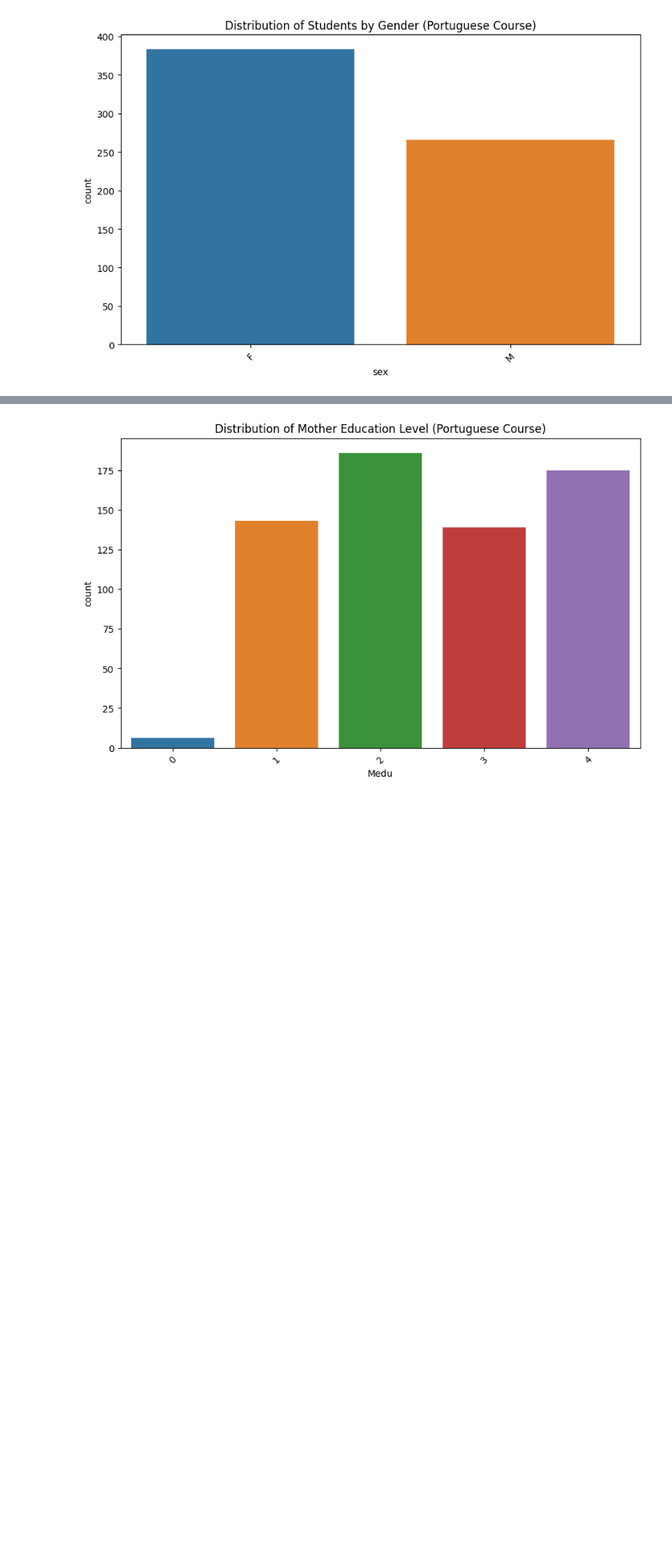
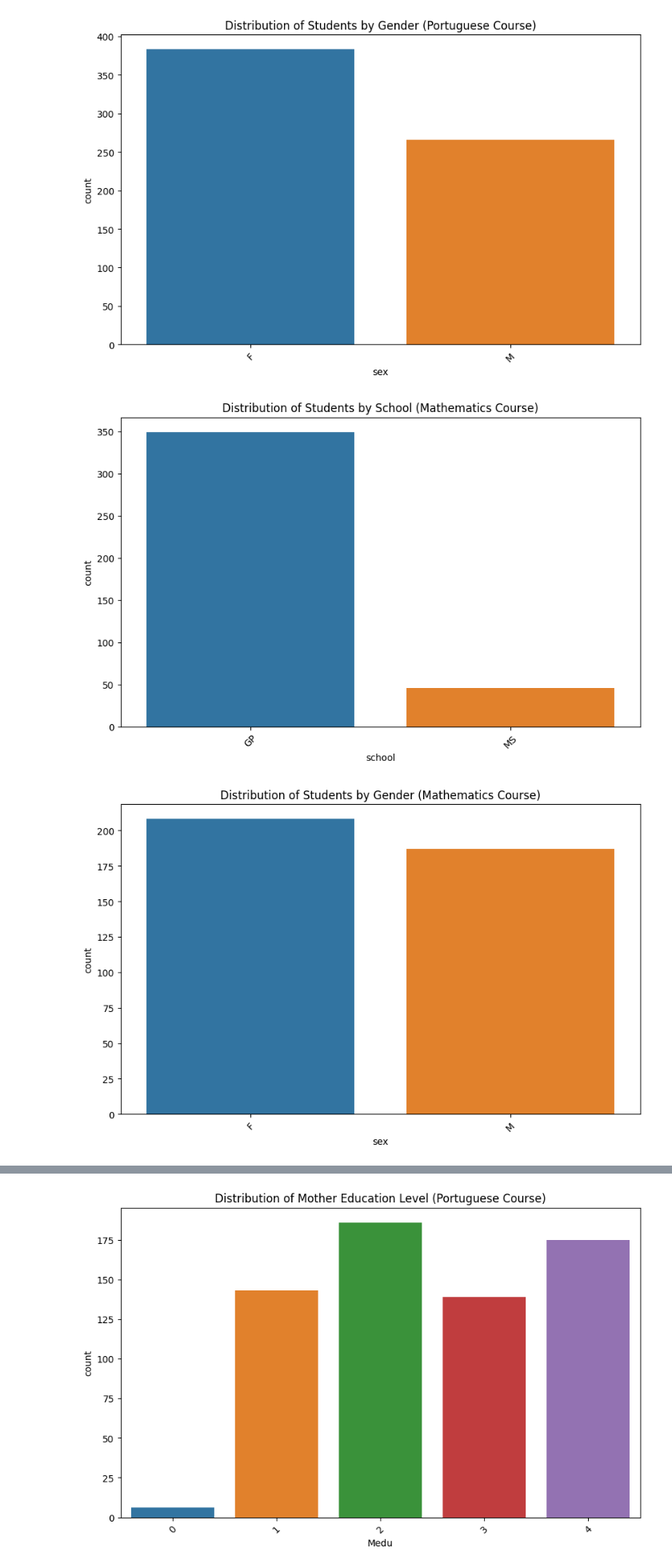
Before and after one commit to carlos-alves-one/Student-Performance-Analysis, a Jupyter notebook: Student_Performance.ipynb, the cells around one changed output, grey strips where cells are left out. Shown at 80% size. Cells and saved outputs as stored; diff of their text form; code cells hidden in the pictures; blank space fills up the shorter version.

```diff
--- a/Student_Performance.ipynb
+++ b/Student_Performance.ipynb
@@ -624,4 +624,11 @@ plot_nominal_data(data_por, 'sex', 'Distribution of Students by Gender (Portugue
 # %% [output]
 [figure]
 [figure]
+# %%
+# Plotting bar charts for a few nominal variables from the Mathematics course data
+plot_nominal_data(data_mat, 'school', 'Distribution of Students by School (Mathematics Course)')
+plot_nominal_data(data_mat, 'sex', 'Distribution of Students by Gender (Mathematics Course)')
+# %% [output]
+[figure, added]
+[figure, added]
 # %% [markdown]
```
Also changed, not shown: parts of 2 cells of this notebook.
